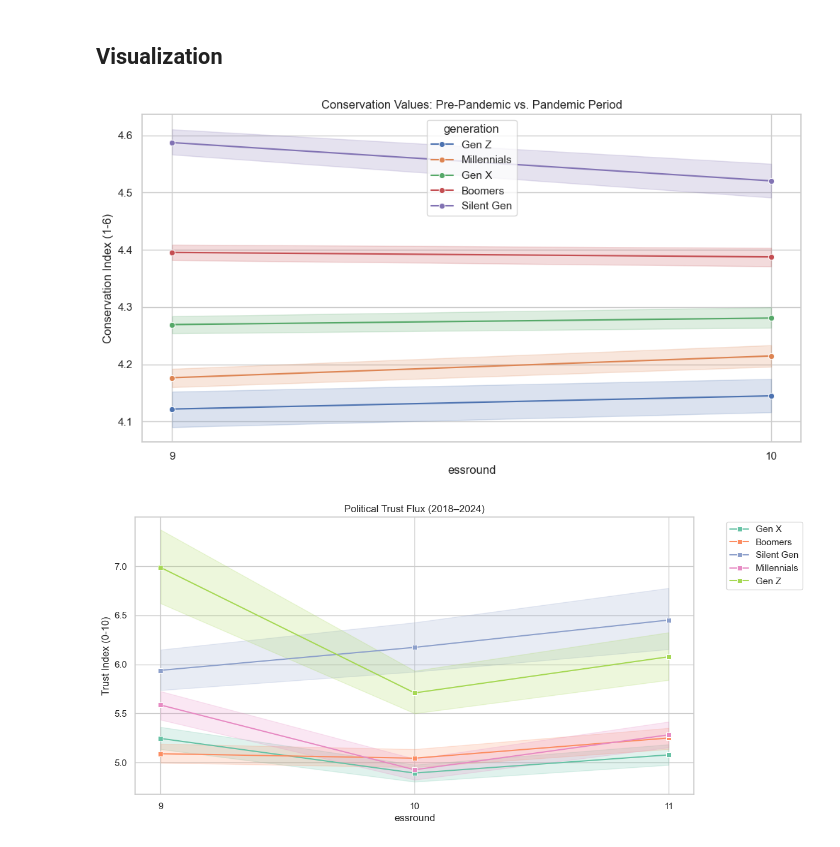
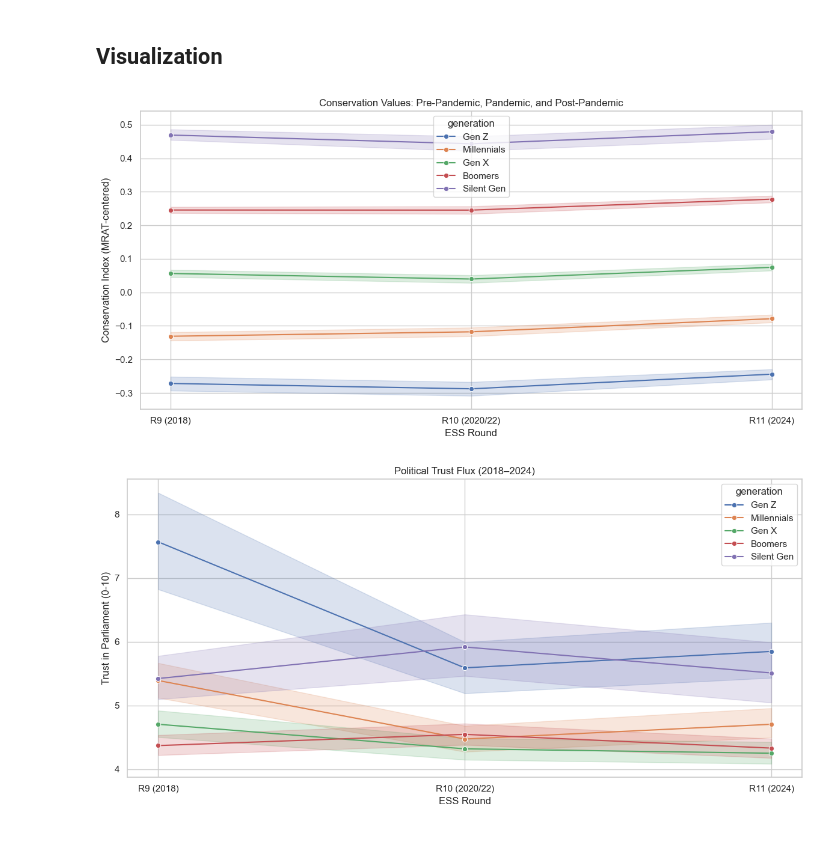
Before and after one commit to CU-S26-MSDSSB-DSCI-01-DataScienceLab/DataScienceLab_HumanValues, a Jupyter notebook: pelin_analysis.ipynb, the cells around one changed output. Saved outputs shown, nothing was run; the diff lists cells and outputs as text; code cells hidden in the pictures.

Commit message:
pelin analysis updated

```diff
--- a/pelin_analysis.ipynb
+++ b/pelin_analysis.ipynb
@@ -19,8 +17,8 @@ from scipy.stats import ttest_ind
 
 sns.set(style="whitegrid")
 
-# Load dataset
-df = pd.read_csv("ess_cleaned_data.csv")
+# Load updated dataset
+df = pd.read_csv("ess_final_analysis.csv")
 print("Dataset loaded:", df.shape)
 df.head()
 # %% [output]
@@ -44,13 +32,0 @@ To analyze the impact of the pandemic, two indices are constructed:
-# %%
-# 1. Political Trust Index (0-10 scale)
-trust_vars = ['trstprl', 'trstplt', 'trstlgl']
-df['Political_Trust'] = df[trust_vars].mean(axis=1)
-
-# 2. Conservation Index (1-6 scale)
-conservation_vars = ['Security', 'Conformity', 'Tradition']
-df['Conservation'] = df[conservation_vars].mean(axis=1)
-
-r11_check = df[df['essround'] == 11]['Conservation'].isna().mean()
-print(f"Percentage of missing Conservation values in Round 11: {r11_check*100:.1f}%")
-
-display(df[['essround', 'generation', 'Conservation', 'Political_Trust']].head())
@@ -89,31 +125,37 @@ The statistical results provide critical insights into the impact of the pandemi
 # %% [markdown]
 ## Visualization
 # %%
-# Graph 1: Conservation Trend by Generation (R9 & R10 Focus)
+gen_order = ['Gen Z', 'Millennials', 'Gen X', 'Boomers', 'Silent Gen']
+
+# Graph 1: Conservation Trend by Generation (all 3 rounds)
 plt.figure(figsize=(12, 6))
 sns.lineplot(
-    data=df[df['essround'].isin([9, 10])],
+    data=df[df['essround'].isin([9, 10, 11])],
     x='essround', y='Conservation',
     hue='generation', marker='o',
-    hue_order=['Gen Z', 'Millennials', 'Gen X', 'Boomers', 'Silent Gen']
+    hue_order=gen_order
 )
-plt.title("Conservation Values: Pre-Pandemic vs. Pandemic Period")
-plt.xticks([9, 10])
-plt.ylabel("Conservation Index (1-6)")
+plt.title("Conservation Values: Pre-Pandemic, Pandemic, and Post-Pandemic")
+plt.xticks([9, 10, 11], ['R9 (2018)', 'R10 (2020/22)', 'R11 (2024)'])
+plt.ylabel("Conservation Index (MRAT-centered)")
+plt.xlabel("ESS Round")
+plt.tight_layout()
 plt.show()
 
-# Graph: Political Trust Trend (Full Timeline)
+# Graph 2: Political Trust Trend (all 3 rounds)
 plt.figure(figsize=(12, 6))
 sns.lineplot(
-    data=df, x='essround', y='Political_Trust',
-    hue='generation', marker='s',
-    palette='Set2'
+    data=df[df['essround'].isin([9, 10, 11])],
+    x='essround', y='Political_Trust',
+    hue='generation', marker='o',
+    hue_order=gen_order
 )
 plt.title("Political Trust Flux (2018–2024)")
-plt.xticks([9, 10, 11])
-plt.ylabel("Trust Index (0-10)")
-plt.legend(bbox_to_anchor=(1.05, 1), loc='upper left')
+plt.xticks([9, 10, 11], ['R9 (2018)', 'R10 (2020/22)', 'R11 (2024)'])
+plt.ylabel("Trust in Parliament (0-10)")
+plt.xlabel("ESS Round")
+plt.tight_layout()
 plt.show()
 # %% [output]
-[figure, old version]
+[figure, new version]
-[figure, old version]
+[figure, new version]
```
Also changed, not shown: parts of 14 cells of this notebook, 3 other files.
